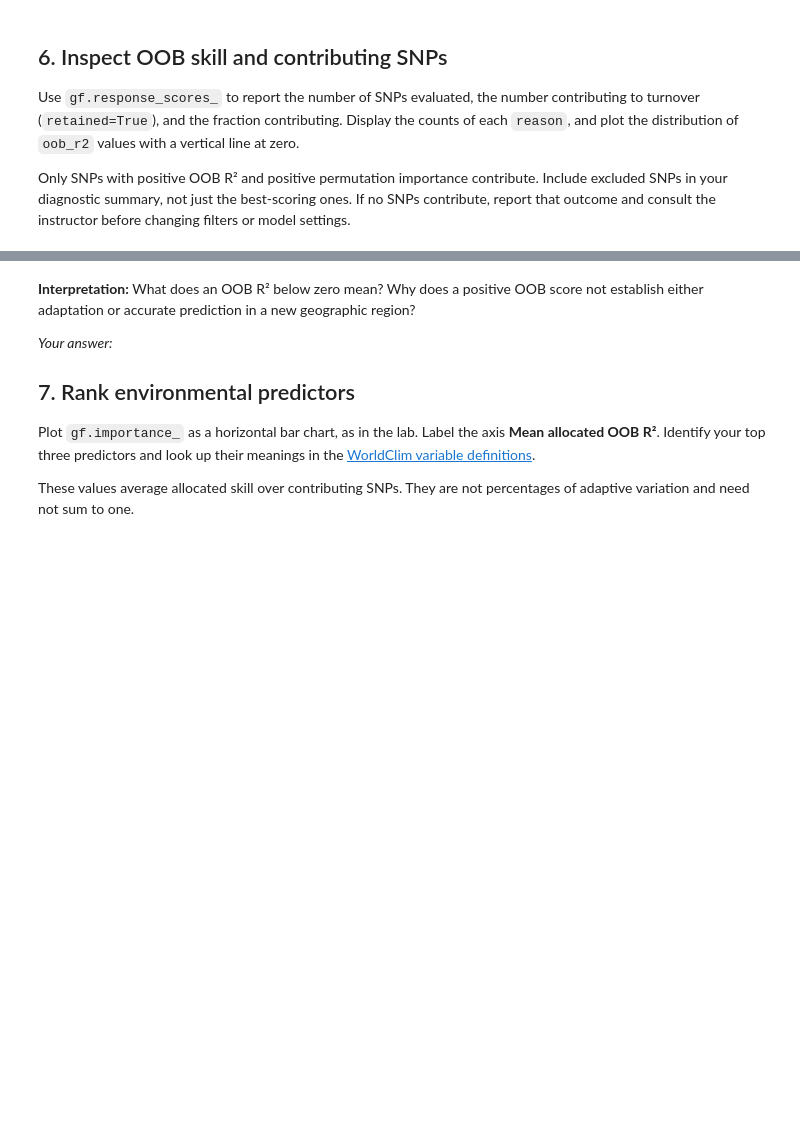
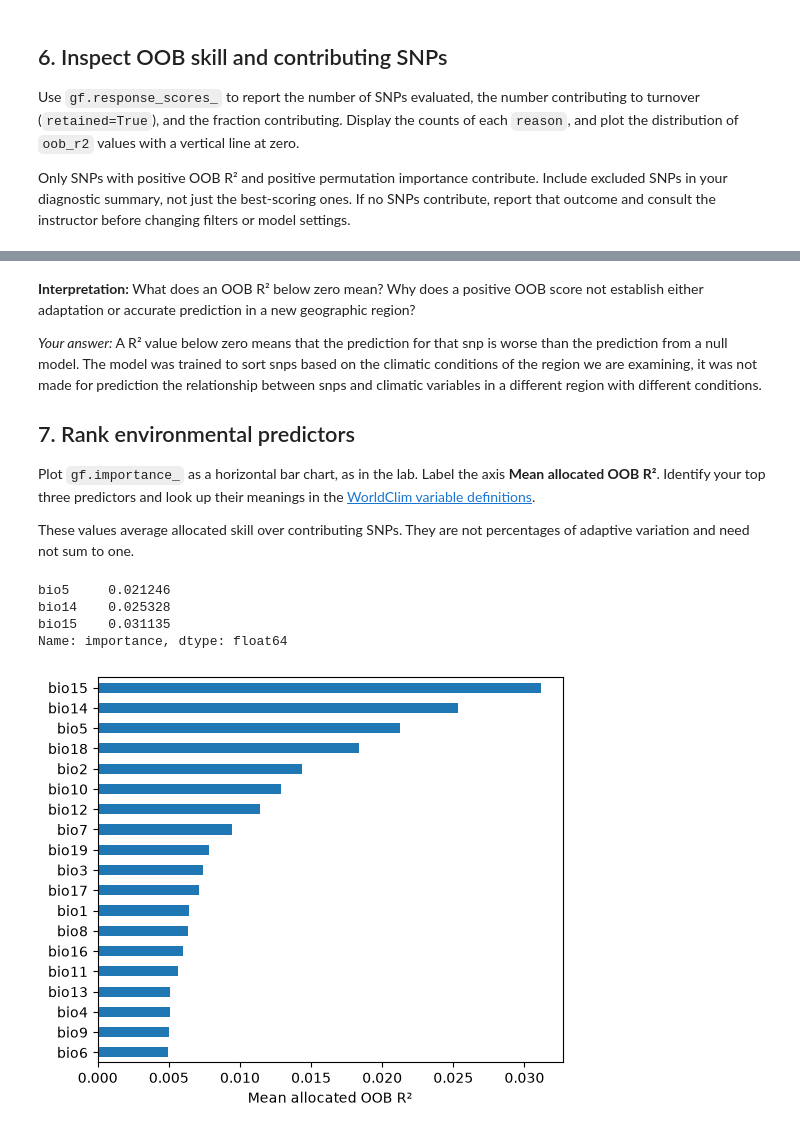
Before and after one commit to jddeabreu/BIO597-SpatialBiodiversity, a Jupyter notebook: docs/assignments/Assignment-09-GradientForest.ipynb, the cells around one changed output, grey strips where cells are left out. Saved outputs shown, nothing was run; the diff lists cells and outputs as text; code cells hidden in the pictures; blank space fills up the shorter version.

```diff
--- a/docs/assignments/Assignment-09-GradientForest.ipynb
+++ b/docs/assignments/Assignment-09-GradientForest.ipynb
@@ -154,7 +238,7 @@ Only SNPs with positive OOB R² and positive permutation importance contribute.
 # %% [markdown]
 **Interpretation:** What does an OOB R² below zero mean? Why does a positive OOB score not establish either adaptation or accurate prediction in a new geographic region?
 
-*Your answer:*
+*Your answer:* A R² value below zero means that the prediction for that snp is worse than the prediction from a null model. The model was trained to sort snps based on the climatic conditions of the region we are examining, it was not made for prediction the relationship between snps and climatic variables in a different region with different conditions.
 
 ## 7. Rank environmental predictors
 
@@ -163,7 +247,15 @@ Plot `gf.importance_` as a horizontal bar chart, as in the lab. Label the axis *
 These values average allocated skill over contributing SNPs. They are not percentages of adaptive variation and need not sum to one.
 # %%
 # Make a labeled horizontal bar plot of gf.importance_.
+gf.importance_.sort_values().plot.barh(figsize=(6, 5), xlabel="Mean allocated OOB R²");
 # Display the three highest-ranked predictors and their importance values.
+gf.importance_.sort_values().tail(n=3)
+# %% [output]
+bio5     0.021246
+bio14    0.025328
+bio15    0.031135
+Name: importance, dtype: float64
+[figure, added]
 # %% [markdown]
 **Interpretation:** Name your top three climate variables. Suggest a biological explanation for one association, and one reason that predictor importance does not isolate a causal effect. How could correlation among the 19 climate predictors complicate the ranking?
 
```
Also changed, not shown: parts of 23 cells of this notebook, 11 other files.
